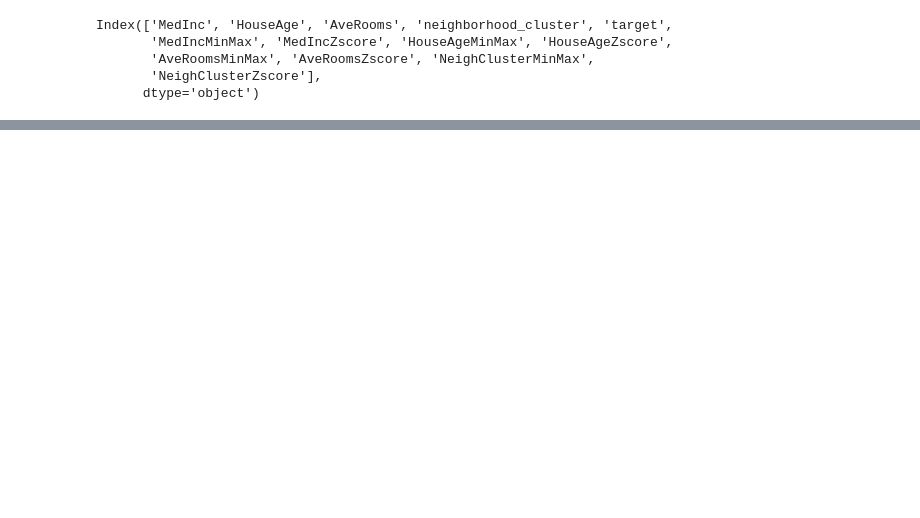
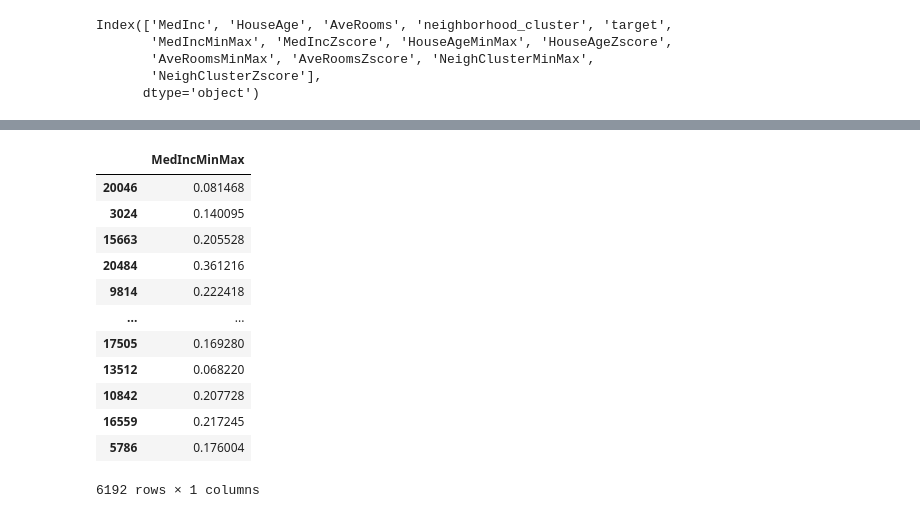
Before and after one commit to JeanBR1993/estudosML, a Jupyter notebook: estudoML.ipynb, the cells around one changed output, grey strips where cells are left out. Saved outputs shown, nothing was run; the diff lists cells and outputs as text; code cells hidden in the pictures; blank space fills up the shorter version.

```diff
--- a/estudoML.ipynb
+++ b/estudoML.ipynb
@@ -285,0 +221,16 @@ X5_zscore_train, X5_zscore_test, _, _ = dividir_treino_teste(X5_zscore, y5)
+# %%
+X1_minmax_test
+# %% [output]
+|  | MedIncMinMax |
+| 20046 | 0.081468 |
+| 3024 | 0.140095 |
+| 15663 | 0.205528 |
+| 20484 | 0.361216 |
+| 9814 | 0.222418 |
+| ... | ... |
+| 17505 | 0.169280 |
+| 13512 | 0.068220 |
+| 10842 | 0.207728 |
+| 16559 | 0.217245 |
+| 5786 | 0.176004 |
+6192 rows × 1 columns
```
Also changed, not shown: parts of 9 cells of this notebook.
